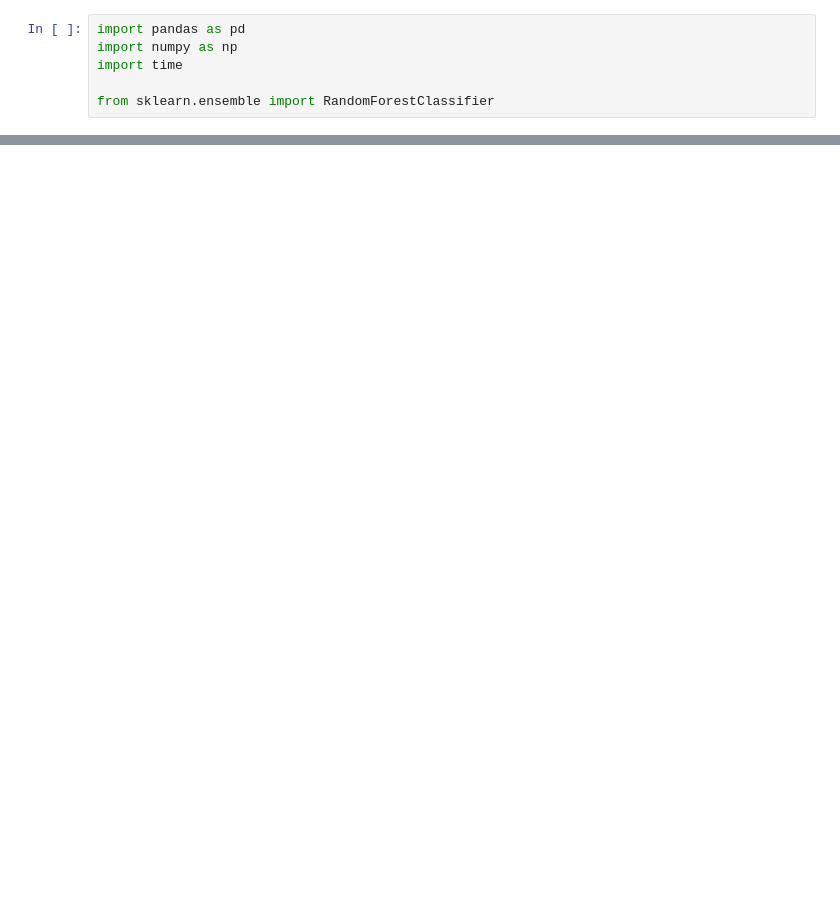
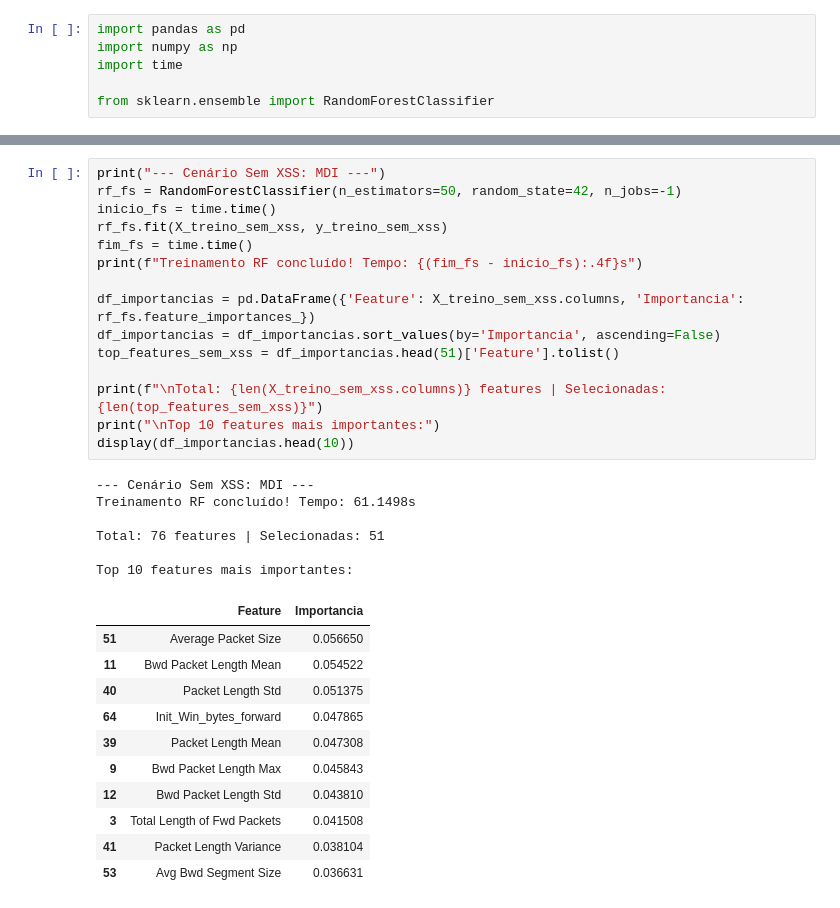
Before and after one commit to dubortoto/Laboratorio-TCC, a Jupyter notebook: scripts/Redução de Dimensionalidade/Redução de Dimensionalidade - cicids2017.ipynb, the cells around one changed output, grey strips where cells are left out. Saved outputs shown, nothing was run; the diff lists cells and outputs as text; blank space fills up the shorter version.

```diff
--- a/scripts/Redução de Dimensionalidade/Redução de Dimensionalidade - cicids2017.ipynb
+++ b/scripts/Redução de Dimensionalidade/Redução de Dimensionalidade - cicids2017.ipynb
@@ -176,0 +203,33 @@ Dataset de teste reduzido salvo em: ../../dataset tratado/cicids2017/Redução d
+# %%
+print("--- Cenário Sem XSS: MDI ---")
+rf_fs = RandomForestClassifier(n_estimators=50, random_state=42, n_jobs=-1)
+inicio_fs = time.time()
+rf_fs.fit(X_treino_sem_xss, y_treino_sem_xss)
+fim_fs = time.time()
+print(f"Treinamento RF concluído! Tempo: {(fim_fs - inicio_fs):.4f}s")
+
+df_importancias = pd.DataFrame({'Feature': X_treino_sem_xss.columns, 'Importancia': rf_fs.feature_importances_})
+df_importancias = df_importancias.sort_values(by='Importancia', ascending=False)
+top_features_sem_xss = df_importancias.head(51)['Feature'].tolist()
+
+print(f"\nTotal: {len(X_treino_sem_xss.columns)} features | Selecionadas: {len(top_features_sem_xss)}")
+print("\nTop 10 features mais importantes:")
+display(df_importancias.head(10))
+# %% [output]
+--- Cenário Sem XSS: MDI ---
+Treinamento RF concluído! Tempo: 61.1498s
+
+Total: 76 features | Selecionadas: 51
+
+Top 10 features mais importantes:
+|  | Feature | Importancia |
+| 51 | Average Packet Size | 0.056650 |
+| 11 | Bwd Packet Length Mean | 0.054522 |
+| 40 | Packet Length Std | 0.051375 |
+| 64 | Init_Win_bytes_forward | 0.047865 |
+| 39 | Packet Length Mean | 0.047308 |
+| 9 | Bwd Packet Length Max | 0.045843 |
+| 12 | Bwd Packet Length Std | 0.043810 |
+| 3 | Total Length of Fwd Packets | 0.041508 |
+| 41 | Packet Length Variance | 0.038104 |
+| 53 | Avg Bwd Segment Size | 0.036631 |
```
Also changed, not shown: parts of 12 cells of this notebook, 7 other files.
